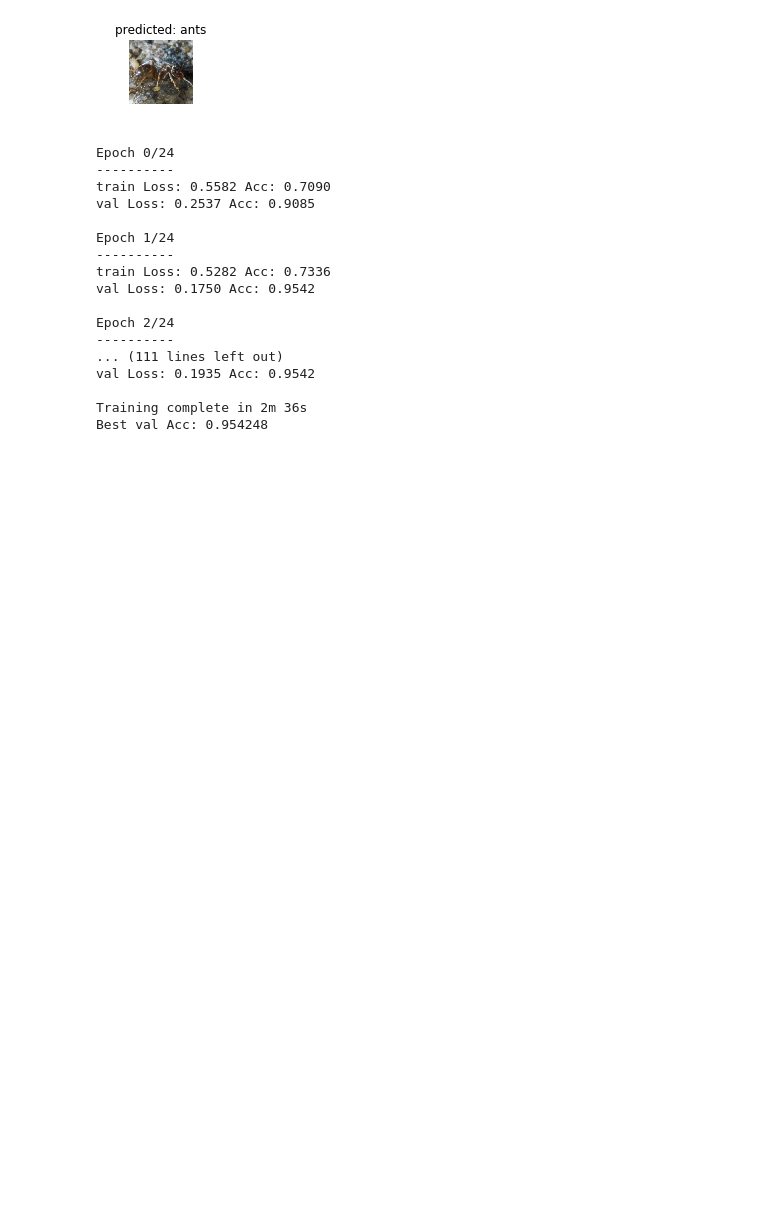
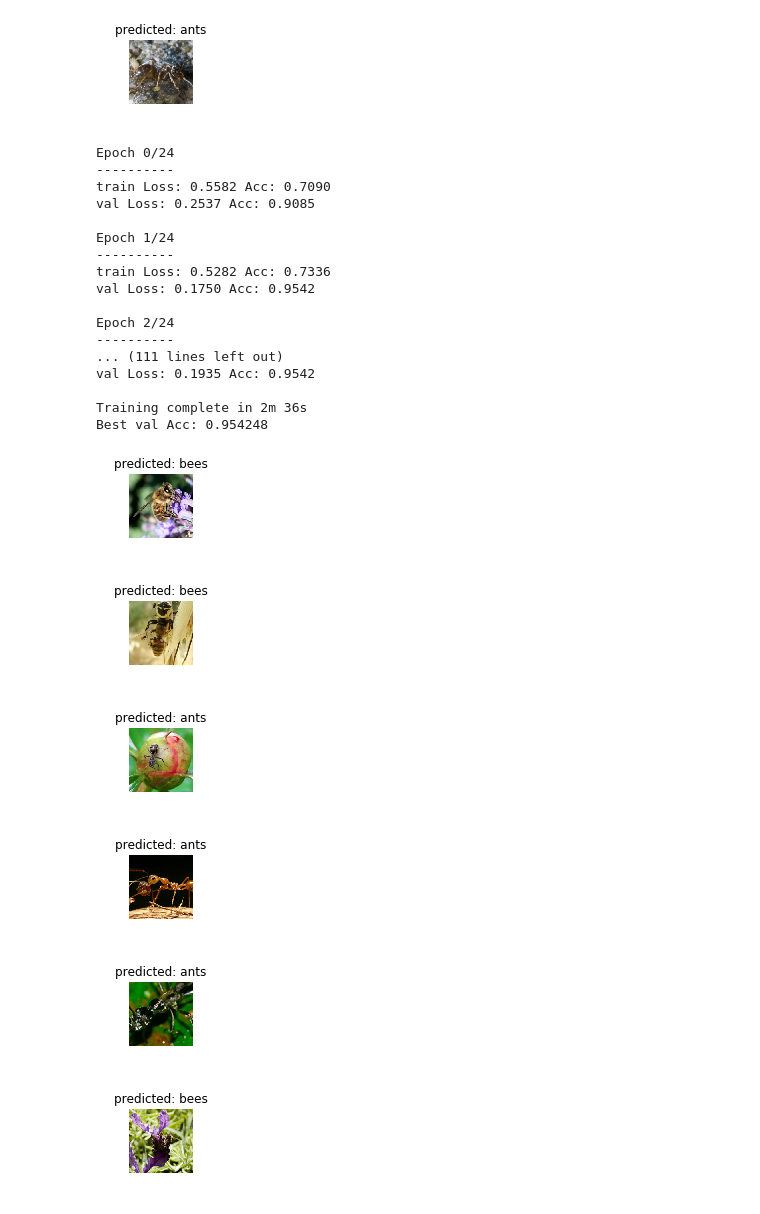
Before and after one commit to redhood95/Tutorials, a Jupyter notebook: Machine Learning/Deep Learning/pytorch_tut/getting_started_pytorch/transfer-learning.ipynb, the cells around one changed output. Cells and saved outputs as stored; diff of their text form; code cells hidden in the pictures; blank space fills up the shorter version.

```diff
--- a/Machine Learning/Deep Learning/pytorch_tut/getting_started_pytorch/transfer-learning.ipynb
+++ b/Machine Learning/Deep Learning/pytorch_tut/getting_started_pytorch/transfer-learning.ipynb
@@ -245,3 +245,15 @@ val Loss: 0.1935 Acc: 0.9542
 
 Training complete in 2m 36s
 Best val Acc: 0.954248
+# %%
+visualize_model(model_conv)
+
+plt.ioff()
+plt.show()
+# %% [output]
+[figure, added]
+[figure, added]
+[figure, added]
+[figure, added]
+[figure, added]
+[figure, added]
```
